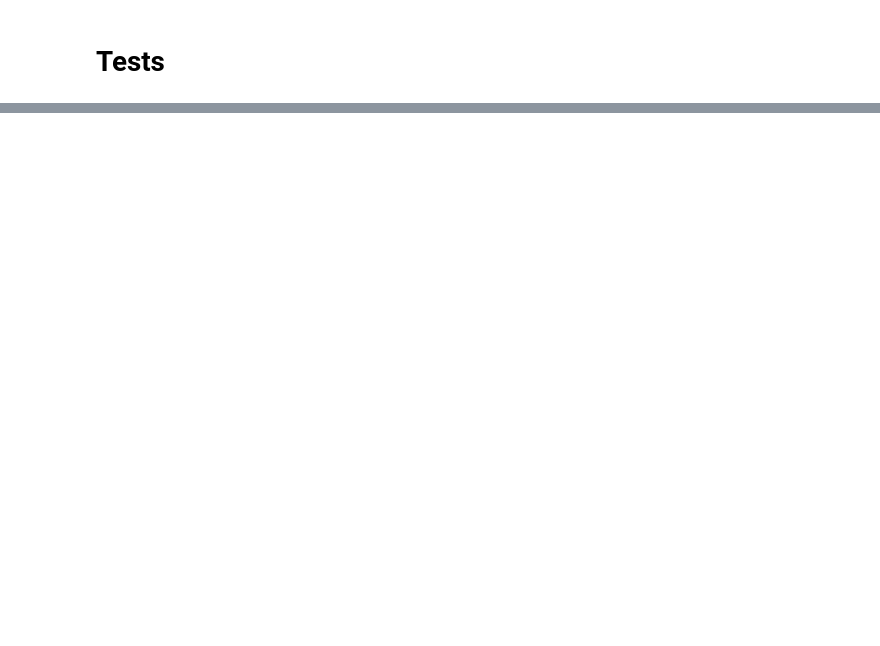
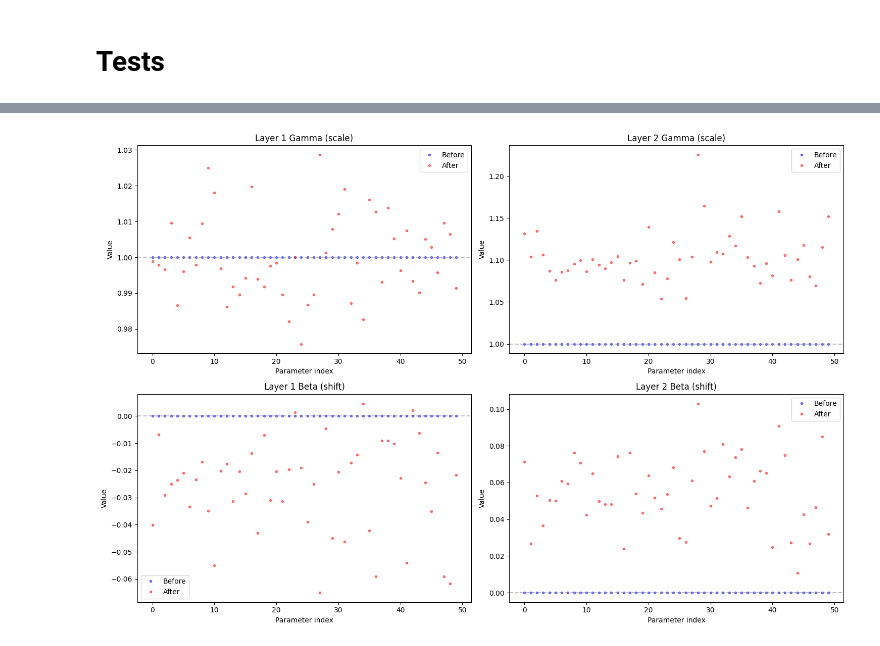
Before and after one commit to JohnBortotti/ml-lab, a Jupyter notebook: batch_norm/batch_norm.ipynb, the cells around one changed output, grey strips where cells are left out. Saved outputs shown, nothing was run; the diff lists cells and outputs as text; code cells hidden in the pictures; blank space fills up the shorter version.

Commit message:
add plot to learnable params (gamma, beta)

```diff
--- a/batch_norm/batch_norm.ipynb
+++ b/batch_norm/batch_norm.ipynb
@@ -223,6 +255,16 @@ def evaluate(model, test_loader):
         accuracy = 100 * correct / total
         print(f'Test Accuracy: {accuracy:.2f}%')
     return accuracy
+# %%
+def get_bn_parameters(model):
+    gammas = []
+    betas = []
+    for module in model.modules():
+        if isinstance(module, nn.BatchNorm1d):
+            # get gamma (weight) and beta (bias)
+            gammas.append(module.weight.detach().cpu().numpy())
+            betas.append(module.bias.detach().cpu().numpy())
+    return gammas, betas
 # %% [markdown]
 # Tests
 # %%
@@ -255,11 +297,13 @@ Test Accuracy: 97.54%
 # %%
 # experiment 2: train model with batch normalization
 model_with_bn = NetWithBN().to(device)
+before_gammas, before_betas = get_bn_parameters(model_with_bn)
 criterion = nn.CrossEntropyLoss()
 optimizer_with_bn = optim.SGD(model_with_bn.parameters(), lr=0.01, momentum=0.9)
 
 print("Training model WITH batch normalization...")
 losses_with_bn = train(model_with_bn, train_loader, criterion, optimizer_with_bn)
+after_gammas, after_betas = get_bn_parameters(model_with_bn)
 accuracy_with_bn = evaluate(model_with_bn, test_loader)
 # %% [output]
 Training model WITH batch normalization...
@@ -282,3 +326,38 @@ Test Accuracy: 97.94%
+# %%
+plt.figure(figsize=(15, 10))
+
+# plot the first 50 elements of each layer for visibility
+num_to_plot = 50
+
+# plot gammas (scaling parameters)
+for i, (before, after) in enumerate(zip(before_gammas, after_gammas)):
+    plt.subplot(2, len(before_gammas), i+1)
+    indices = np.arange(min(num_to_plot, len(before)))
+    plt.plot(indices, before[:num_to_plot], 'b.', alpha=0.5, label='Before')
+    plt.plot(indices, after[:num_to_plot], 'r.', alpha=0.5, label='After')
+    plt.title(f'Layer {i+1} Gamma (scale)')
+    plt.axhline(y=1.0, color='gray', linestyle='--', alpha=0.5)  # Initial value line
+    plt.xlabel('Parameter index')
+    plt.ylabel('Value')
+    plt.legend()
+
+# plot betas (shift parameters)
+for i, (before, after) in enumerate(zip(before_betas, after_betas)):
+    plt.subplot(2, len(before_betas), len(before_betas) + i+1)
+    indices = np.arange(min(num_to_plot, len(before)))
+    plt.plot(indices, before[:num_to_plot], 'b.', alpha=0.5, label='Before')
+    plt.plot(indices, after[:num_to_plot], 'r.', alpha=0.5, label='After')
+    plt.title(f'Layer {i+1} Beta (shift)')
+    plt.axhline(y=0.0, color='gray', linestyle='--', alpha=0.5)  # Initial value line
+    plt.xlabel('Parameter index')
+    plt.ylabel('Value')
+    plt.legend()
+
+plt.tight_layout()
+plt.savefig('batchnorm_parameters_improved.png')
+plt.show()
+# %% [output]
+[figure, added]
 # %%
 plt.figure(figsize=(10, 5))
 plt.plot(losses_without_bn, label='Without BatchNorm')
```
Also changed, not shown: parts of 9 cells of this notebook.
